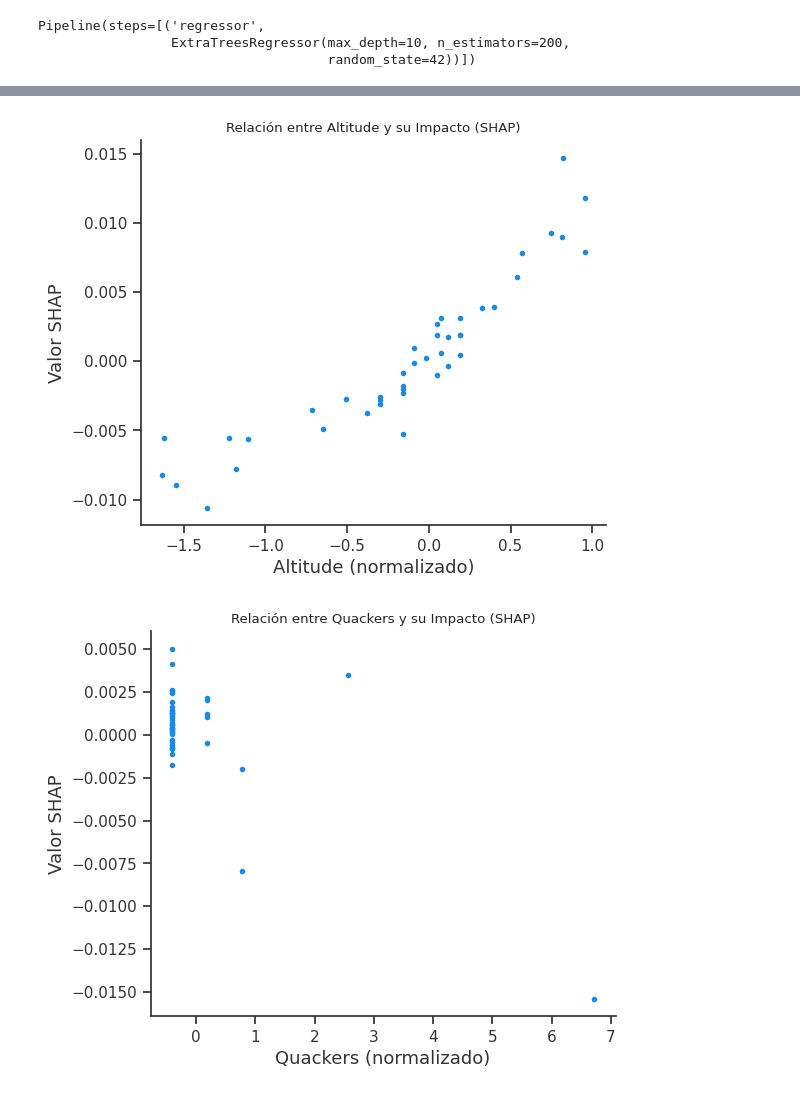
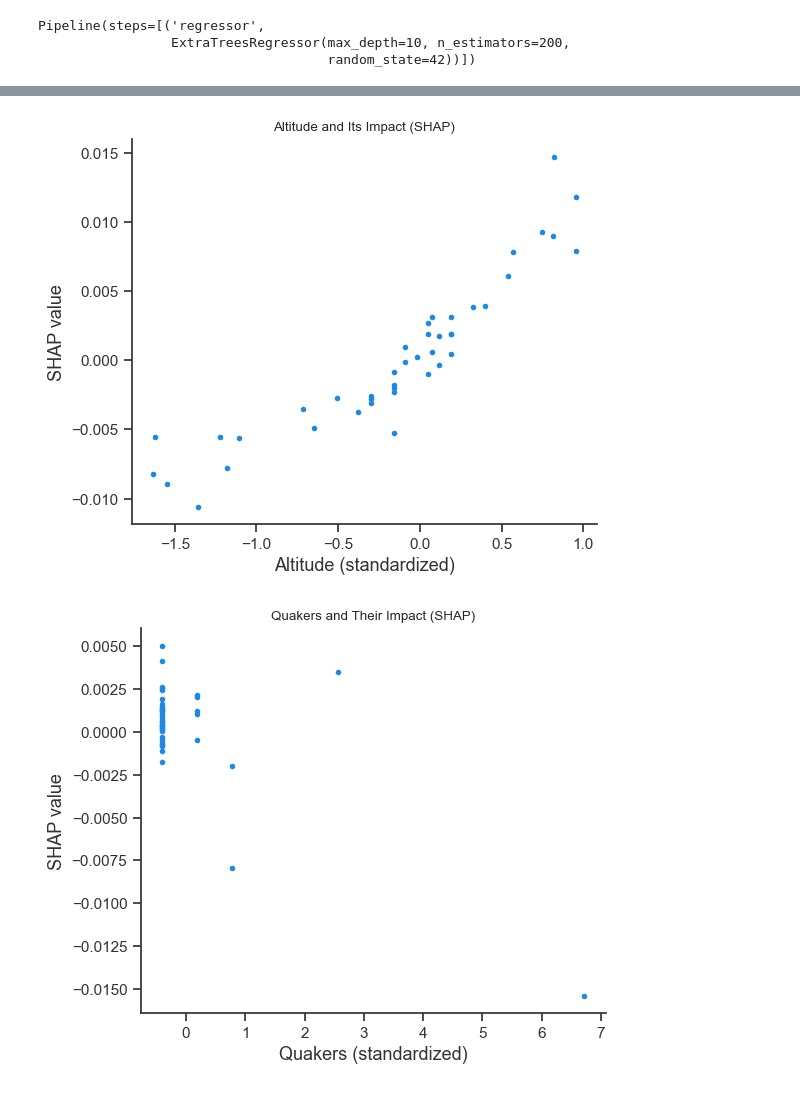
Before and after one commit to RottenReality/Coffee-Quality-Predictor, a Jupyter notebook: EDA_Coffe.ipynb, the cells around one changed output, grey strips where cells are left out. Cells and saved outputs as stored; diff of their text form; code cells hidden in the pictures.

```diff
--- a/EDA_Coffe.ipynb
+++ b/EDA_Coffe.ipynb
@@ -624,35 +602,35 @@ shap.summary_plot(test_et_shap_values, X_test, plot_type="bar") #extra trees
 # %%
 altitude_idx = list(X_test.columns).index("Altitude")
 shap.dependence_plot(
-    ind=altitude_idx,                      # Índice de "Altitude"
+    ind=altitude_idx,                      # Index of "Altitude"
     shap_values=test_et_shap_values,       # SHAP values
-    features=X_test,                       # Datos de prueba
-    feature_names=X_test.columns,          # Nombres de variables
-    interaction_index=None,                # Sin interacción
+    features=X_test,                       # Test data
+    feature_names=X_test.columns,          # Feature names
+    interaction_index=None,                # No interaction
     show=False
 )
-plt.title("Relación entre Altitude y su Impacto (SHAP)")
-plt.xlabel("Altitude (normalizado)")
-plt.ylabel("Valor SHAP")
+plt.title("Altitude and Its Impact (SHAP)")
+plt.xlabel("Altitude (standardized)")
+plt.ylabel("SHAP value")
 plt.show()
 # %% [output]
-[figure, old version]
+[figure, new version]
 # %%
 quakers_idx = list(X_test.columns).index("Quakers")
 shap.dependence_plot(
-    ind=quakers_idx,                      # Índice de "Altitude"
+    ind=quakers_idx,                      # Index of "Quakers"
     shap_values=test_et_shap_values,       # SHAP values
-    features=X_test,                       # Datos de prueba
-    feature_names=X_test.columns,          # Nombres de variables
-    interaction_index=None,                # Sin interacción
+    features=X_test,                       # Test data
+    feature_names=X_test.columns,          # Feature names
+    interaction_index=None,                # No interaction
     show=False
 )
-plt.title("Relación entre Quackers y su Impacto (SHAP)")
-plt.xlabel("Quackers (normalizado)")
-plt.ylabel("Valor SHAP")
+plt.title("Quakers and Their Impact (SHAP)")
+plt.xlabel("Quakers (standardized)")
+plt.ylabel("SHAP value")
 plt.show()
 # %% [output]
-[figure, old version]
+[figure, new version]
 # %%
 
 from IPython.display import display
```
Also changed, not shown: parts of 52 cells of this notebook, 1 other file.
